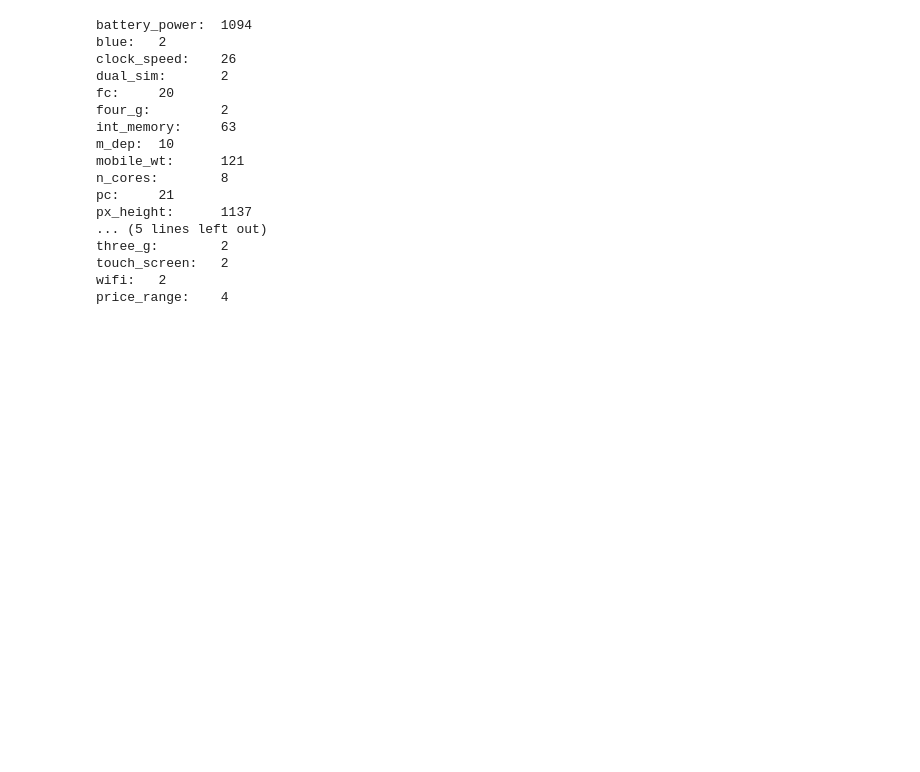
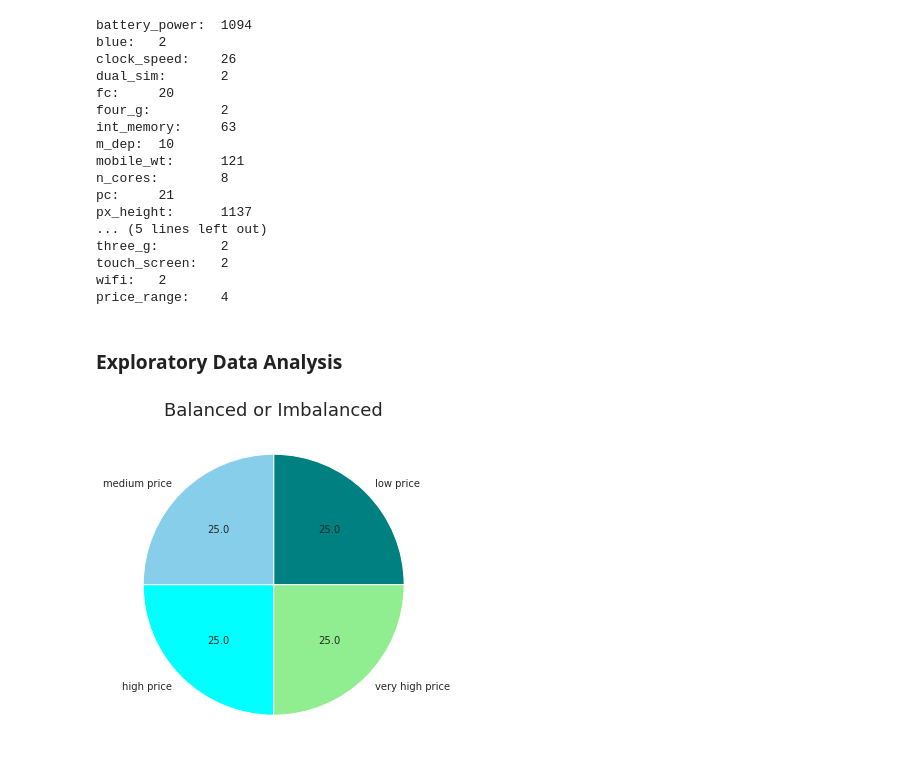
Before and after one commit to rahool010/Mobile-Price-Range-Prediction, a Jupyter notebook: Mobile_Price_Range_Prediction_Capstone_Project.ipynb, the cells around one changed output. Cells and saved outputs as stored; diff of their text form; code cells hidden in the pictures; blank space fills up the shorter version.

```diff
--- a/Mobile_Price_Range_Prediction_Capstone_Project.ipynb
+++ b/Mobile_Price_Range_Prediction_Capstone_Project.ipynb
@@ -173,3 +167,15 @@ for col in independant:
   else:
     numeric.append(col)
 numeric = list(set(df.columns) - set(categorical) - {dependant})
+# %% [markdown]
+### **Exploratory Data Analysis**
+# %%
+# Visualize the dependant variable
+plt.figure(figsize=(14,6))
+labels = ['low price','medium price','high price','very high price']
+plt.pie(df['price_range'].value_counts(), labels=labels,
+        colors=['teal','skyblue','aqua','lightgreen'], autopct='%1.1f')
+plt.title('Balanced or Imbalanced', fontsize=18)
+plt.show()
+# %% [output]
+[figure, added]
```
Also changed, not shown: parts of 6 cells of this notebook.
